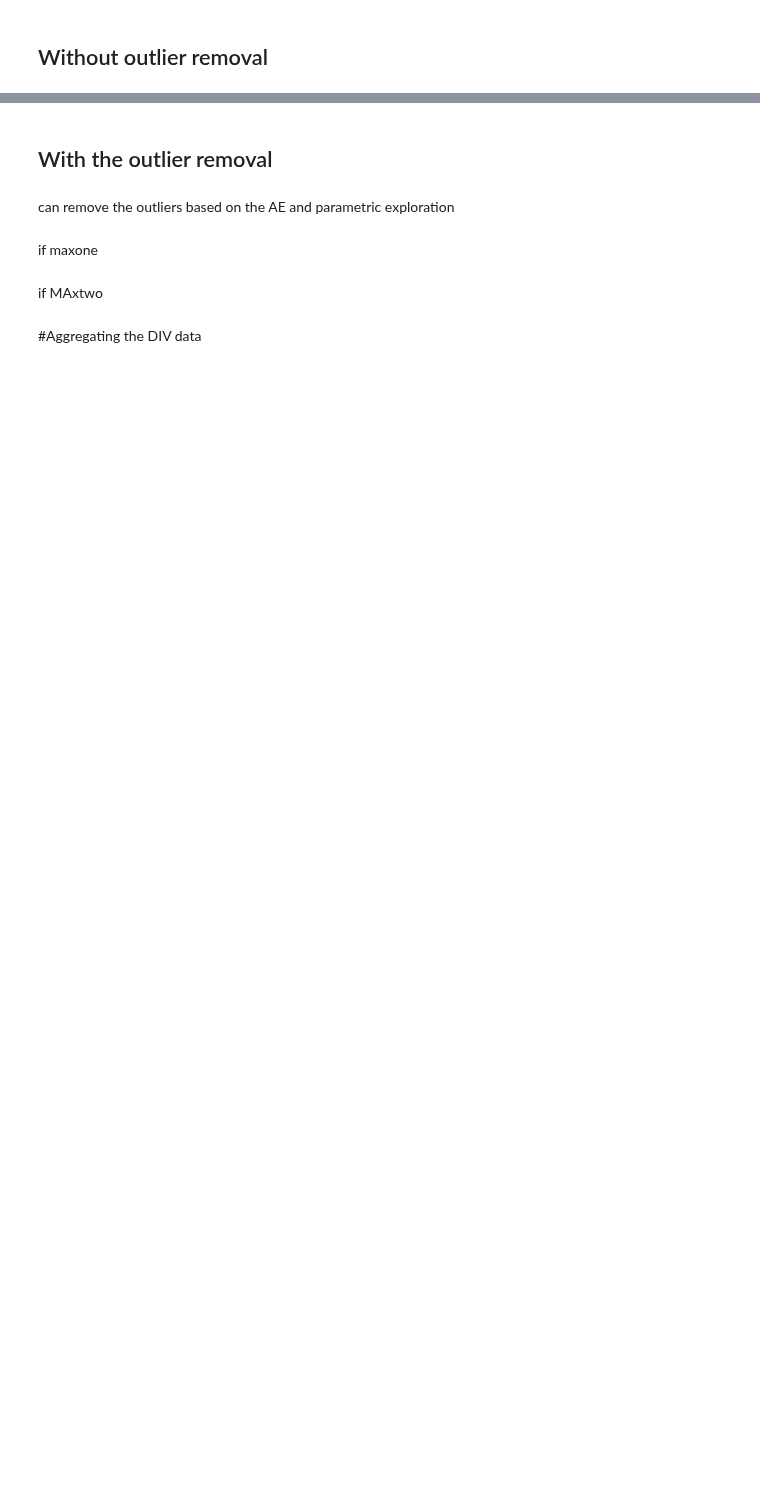
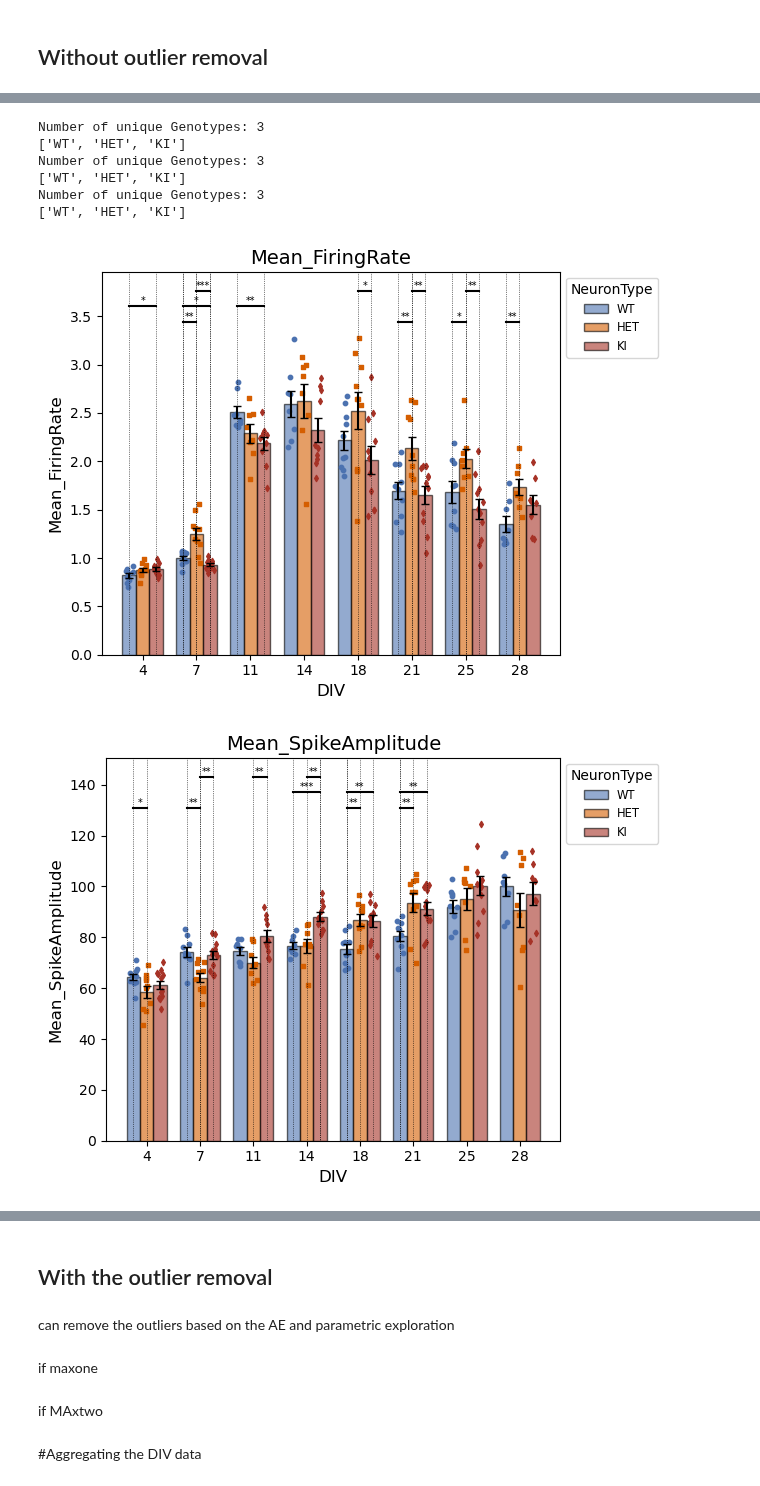
Before and after one commit to roybens/MEA_Analysis, a Jupyter notebook: NetworkAnalysis/PlottingFunctions/actiivitymetricsfigures.ipynb, the cells around one changed output, grey strips where cells are left out. Drawn from its saved outputs; the diff is of its cells as text; code cells hidden in the pictures; blank space fills up the shorter version.

```diff
--- a/NetworkAnalysis/PlottingFunctions/actiivitymetricsfigures.ipynb
+++ b/NetworkAnalysis/PlottingFunctions/actiivitymetricsfigures.ipynb
@@ -59,7 +63,7 @@ markers = ['o','s','d','*','^']
 # %%
 output_types = output_types =[ 'Mean_FiringRate', 'Mean_SpikeAmplitude', 'Active_area']
 
-dirpath = '/home/mmp/Documents/SYNGAP_t2_march2024/'
+dirpath = '/Users/mandarmp/Documents/CDKL5Paper/Fig6_dataCrunching/CDKL5_R59X_T1/'
 for output_type in output_types:
     total_genotypes = len(unique_genotypes)
     #output_type='Number_Bursts'
@@ -190,30 +194,39 @@ for output_type in output_types:
                     p_values.append([mean1,sem1,mean2,sem2,p_value])
 
                     # Plot significance
                     #maxim = max(np.max(output_arrays[genotype1][i]), np.max(output_arrays[genotype2][i]))
                     x1, x2 = x_genotype[genotype1][i], x_genotype[genotype2][i]
 
                     sign = "***" if p_value <= 0.001 else "**" if p_value <= 0.01 else "*" if p_value <= 0.05 else "ns"
                     if not sign =='ns':
                         ax.plot([x1, x2], [maxim + 0.05*maxim*(count)] * 2, 'k', linewidth=1.5)
                         ax.text((x1 + x2) / 2, maxim +0.05*maxim*(count), sign, ha='center', va='bottom', fontsize=7)
                         ax.axvline(x1,color='black',linestyle=':',linewidth=0.5)
                         ax.axvline(x2,color='black',linestyle=':',linewidth=0.5)
                     count = count +1
 
 
 
 
    # Adjustments for plot aesthetics
     plt.title(f"{output_type}", fontsize=14)
     plt.xlabel('DIV', fontsize=12)
     plt.ylabel(f"{output_type}", fontsize=12)
     plt.xticks(base_x_coordinate, div, fontsize=10)
     plt.legend(title='NeuronType', loc='upper left', bbox_to_anchor=(1, 1), fontsize='small')
     plt.tight_layout()  # Adjust layout to prevent clipping of ylabel
     #plt.legend(title='NeuronType',loc='upper right', fontsize='x-small', handlelength=2, handletextpad=2, handleheight=2,bbox_to_anchor=(1.0, 1))
     import os
 
     if not os.path.exists(dirpath):
             os.makedirs(dirpath)
     plt.savefig(f"{dirpath}/{output_type}.svg",dpi=300,format='svg')
+# %% [output]
+Number of unique Genotypes: 3
+['WT', 'HET', 'KI']
+Number of unique Genotypes: 3
+['WT', 'HET', 'KI']
+Number of unique Genotypes: 3
+['WT', 'HET', 'KI']
+[figure, added]
+[figure, added]
```
Also changed, not shown: parts of 11 cells of this notebook, 27 other files.
